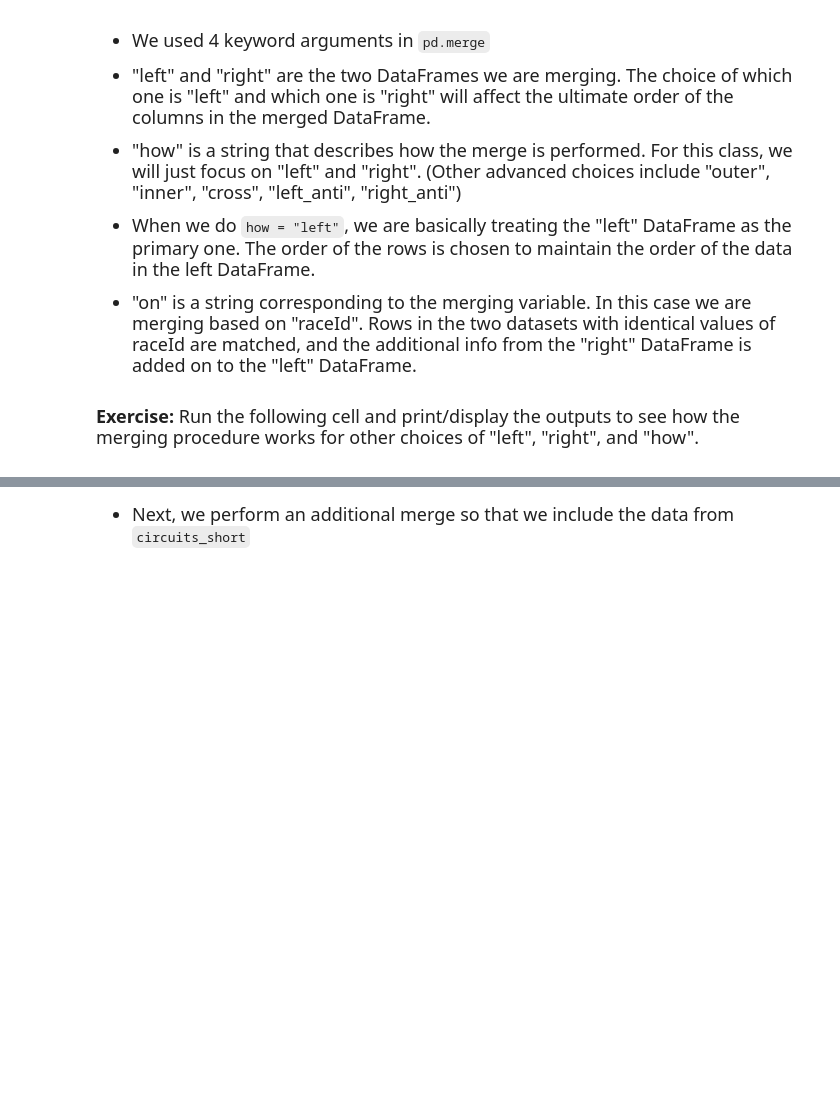
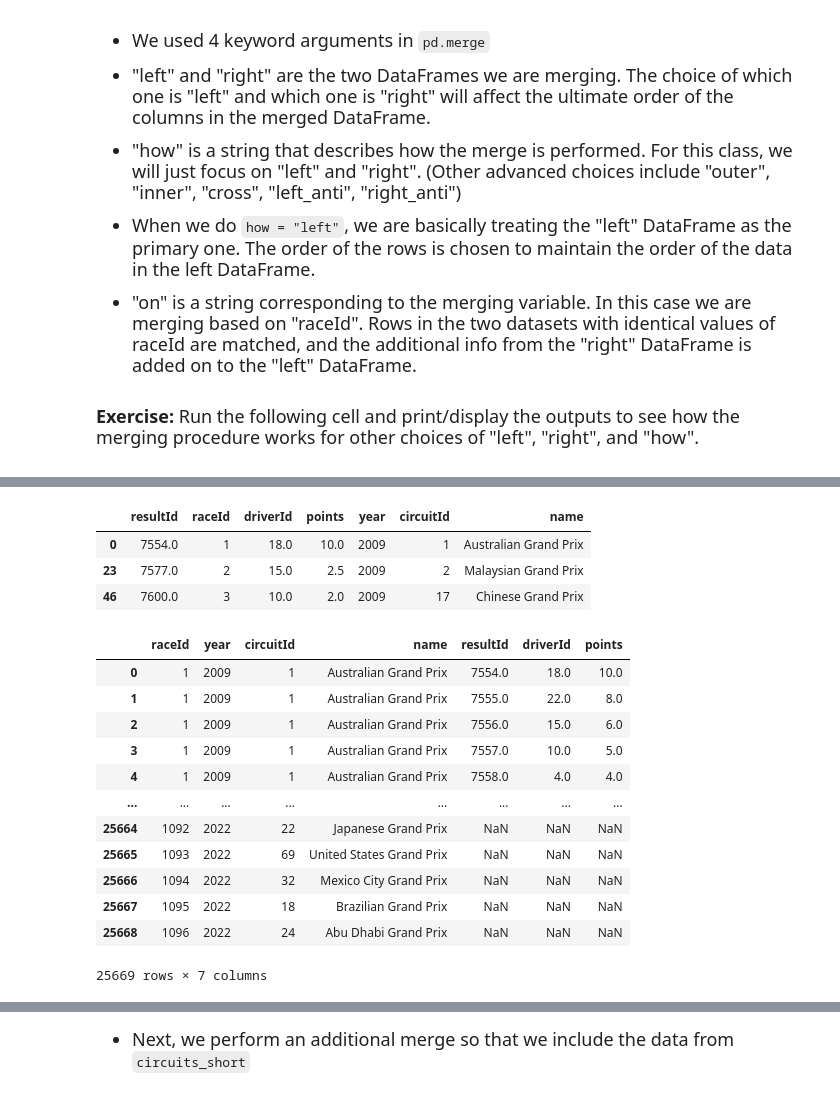
Before and after one commit to michelle1002/datasci151spring2026, a Jupyter notebook: lecture_20/lecture_20b_merging copy.ipynb, the cells around one changed output, grey strips where cells are left out. Saved outputs shown, nothing was run; the diff lists cells and outputs as text; code cells hidden in the pictures; blank space fills up the shorter version.

```diff
--- a/lecture_20/lecture_20b_merging copy.ipynb
+++ b/lecture_20/lecture_20b_merging copy.ipynb
@@ -270,0 +314,23 @@ df_merged_4 = pd.merge(left = races_short, right = results_short, how = "right",
+# %%
+df_merged_2.iloc[[0,23,46], :] #races variables are added to the right and index column order follows races dataset
+# %% [output]
+|  | resultId | raceId | driverId | points | year | circuitId | name |
+| 0 | 7554.0 | 1 | 18.0 | 10.0 | 2009 | 1 | Australian Grand Prix |
+| 23 | 7577.0 | 2 | 15.0 | 2.5 | 2009 | 2 | Malaysian Grand Prix |
+| 46 | 7600.0 | 3 | 10.0 | 2.0 | 2009 | 17 | Chinese Grand Prix |
+# %%
+display(df_merged_3)
+# %% [output]
+|  | raceId | year | circuitId | name | resultId | driverId | points |
+| 0 | 1 | 2009 | 1 | Australian Grand Prix | 7554.0 | 18.0 | 10.0 |
+| 1 | 1 | 2009 | 1 | Australian Grand Prix | 7555.0 | 22.0 | 8.0 |
+| 2 | 1 | 2009 | 1 | Australian Grand Prix | 7556.0 | 15.0 | 6.0 |
+| 3 | 1 | 2009 | 1 | Australian Grand Prix | 7557.0 | 10.0 | 5.0 |
+| 4 | 1 | 2009 | 1 | Australian Grand Prix | 7558.0 | 4.0 | 4.0 |
+| ... | ... | ... | ... | ... | ... | ... | ... |
+| 25664 | 1092 | 2022 | 22 | Japanese Grand Prix | NaN | NaN | NaN |
+| 25665 | 1093 | 2022 | 69 | United States Grand Prix | NaN | NaN | NaN |
+| 25666 | 1094 | 2022 | 32 | Mexico City Grand Prix | NaN | NaN | NaN |
+| 25667 | 1095 | 2022 | 18 | Brazilian Grand Prix | NaN | NaN | NaN |
+| 25668 | 1096 | 2022 | 24 | Abu Dhabi Grand Prix | NaN | NaN | NaN |
+25669 rows × 7 columns
```
Also changed, not shown: parts of 7 cells of this notebook, 3 other files.
